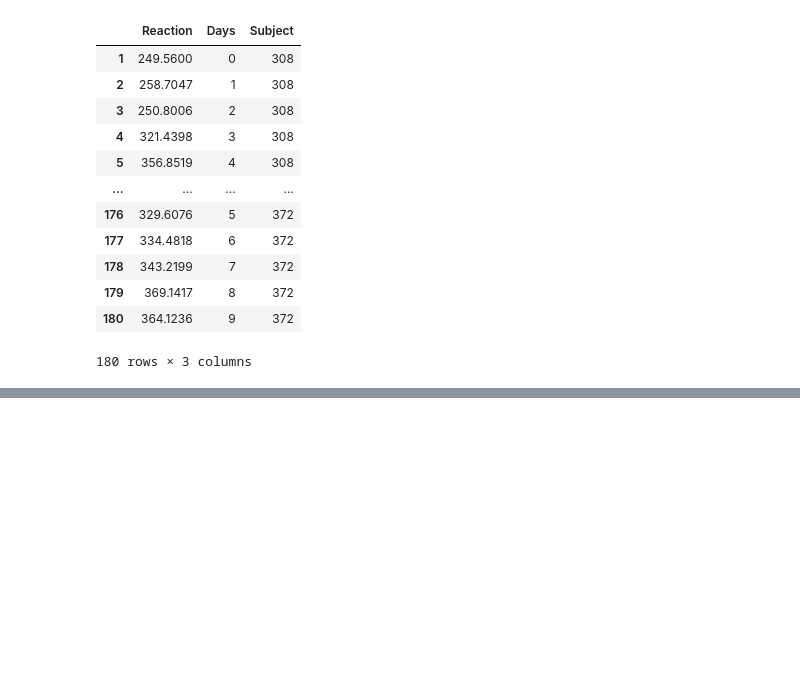
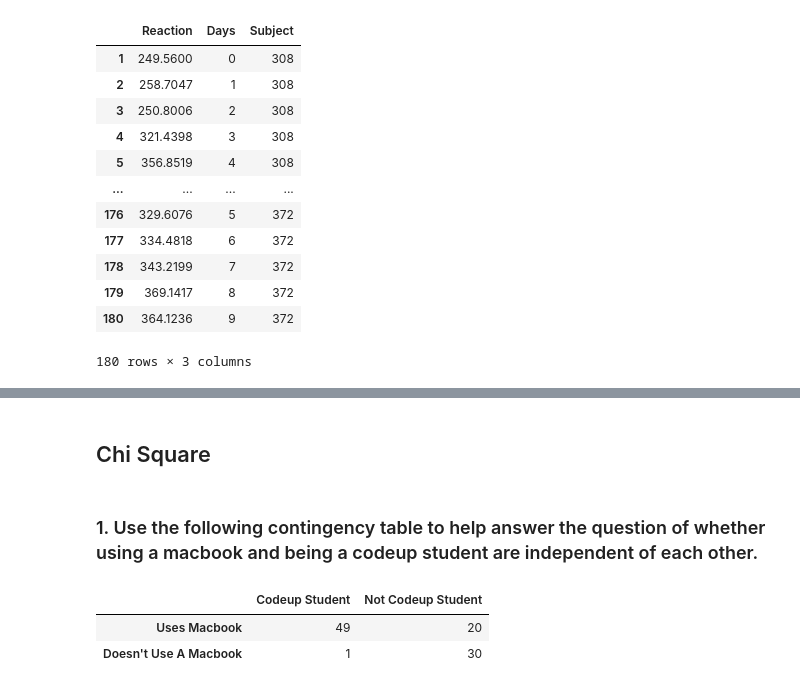
Before and after one commit to Jason-Tellez/statistics-exercises, a Jupyter notebook: hypothesis_testing.ipynb, the cells around one changed output, grey strips where cells are left out. Cells and saved outputs as stored; diff of their text form; code cells hidden in the pictures; blank space fills up the shorter version.

Commit message:
Chi Square ex. 1

```diff
--- a/hypothesis_testing.ipynb
+++ b/hypothesis_testing.ipynb
@@ -667,0 +690,18 @@ sleepdf.plot.scatter('Days', 'Reaction')
+# %% [markdown]
+## Chi Square
+# %% [markdown]
+### 1. Use the following contingency table to help answer the question of whether using a macbook and being a codeup student are independent of each other.
+# %%
+# Intitialise data of lists
+exdata = [{'Codeup Student': 49, 'Not Codeup Student':20}, {'Codeup Student': 1, 'Not Codeup Student': 30}]
+
+# Creates pandas DataFrame by passing
+# Lists of dictionaries and row index.
+observed = pd.DataFrame(exdata, index =['Uses Macbook', "Doesn't Use A Macbook"])
+
+# Print the data
+observed
+# %% [output]
+|  | Codeup Student | Not Codeup Student |
+| Uses Macbook | 49 | 20 |
+| Doesn't Use A Macbook | 1 | 30 |
```
Also changed, not shown: parts of 36 cells of this notebook.
